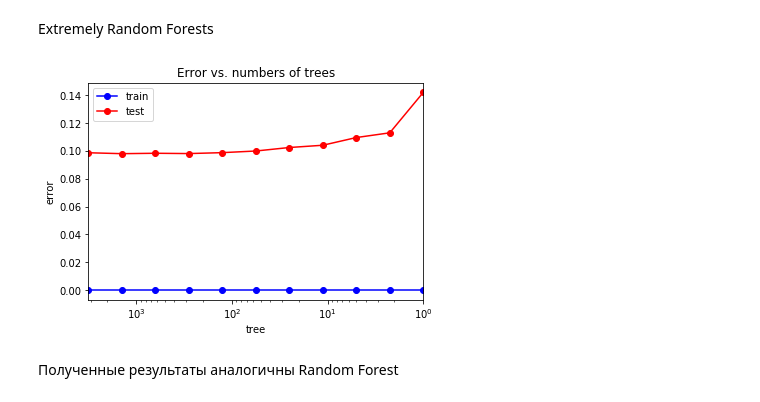
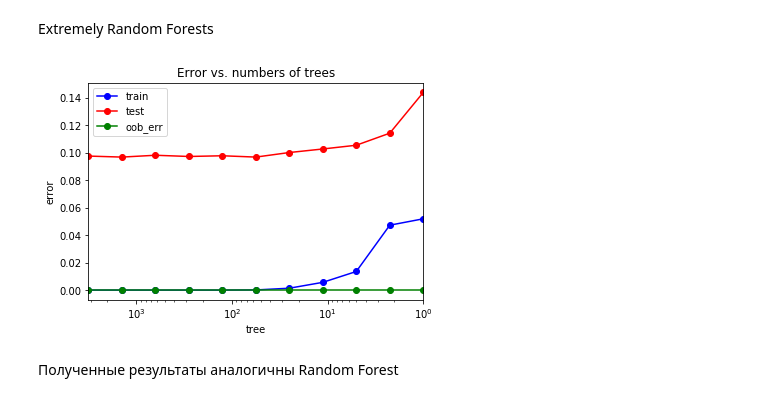
Before and after one commit to stepanshulpin/MLHomeWorks, a Jupyter notebook: script.ipynb, the cells around one changed output. Saved outputs shown, nothing was run; the diff lists cells and outputs as text; code cells hidden in the pictures.

```diff
--- a/script.ipynb
+++ b/script.ipynb
@@ -840,17 +840,20 @@ from sklearn import ensemble
 size_arr = np.logspace(0, 4, 11)
 test_err = []
 train_err = []
+oob_err = []
 for size in size_arr:
-    rf_model = ensemble.RandomForestClassifier(n_estimators = int(size))
+    rf_model = ensemble.RandomForestClassifier(n_estimators = int(size), oob_score=True)
     rf_model.fit(X_train, y_train)
 
     y_train_pred = rf_model.predict(X_train)
     y_test_pred = rf_model.predict(X_test)
     train_err.append(np.mean(y_train != y_train_pred))
     test_err.append(np.mean(y_test != y_test_pred))
+    oob_err.append(1-rf_model.oob_score)
 
 plt.semilogx(size_arr, train_err, 'b-o', label = 'train')
 plt.semilogx(size_arr, test_err, 'r-o', label = 'test')
+plt.semilogx(size_arr, oob_err, 'g-o', label = 'oob_err')
 plt.xlim([np.max(size_arr), np.min(size_arr)])
 plt.title('Error vs. numbers of trees')
 plt.xlabel('tree')
@@ -866,26 +869,29 @@ Extremely Random Forests
 # %%
 size_arr = np.logspace(0, 3.5, 11)
 test_err = []
 train_err = []
+oob_err = []
 for size in size_arr:
-    ert_model = ensemble.ExtraTreesClassifier(n_estimators = int(size))
+    ert_model = ensemble.ExtraTreesClassifier(n_estimators = int(size),bootstrap=True, oob_score=True)
     ert_model.fit(X_train, y_train)
 
     y_train_pred = ert_model.predict(X_train)
     y_test_pred = ert_model.predict(X_test)
     train_err.append(np.mean(y_train != y_train_pred))
     test_err.append(np.mean(y_test != y_test_pred))
+    oob_err.append(1-ert_model.oob_score)
 
 plt.semilogx(size_arr, train_err, 'b-o', label = 'train')
 plt.semilogx(size_arr, test_err, 'r-o', label = 'test')
+plt.semilogx(size_arr, oob_err, 'g-o', label = 'oob_err')
 plt.xlim([np.max(size_arr), np.min(size_arr)])
 plt.title('Error vs. numbers of trees')
 plt.xlabel('tree')
 plt.ylabel('error')
 plt.legend()
 pass
 # %% [output]
-[figure, old version]
+[figure, new version]
 # %% [markdown]
 Полученные результаты аналогичны Random Forest
 # %% [markdown]
```
Also changed, not shown: parts of 1 cell of this notebook.
